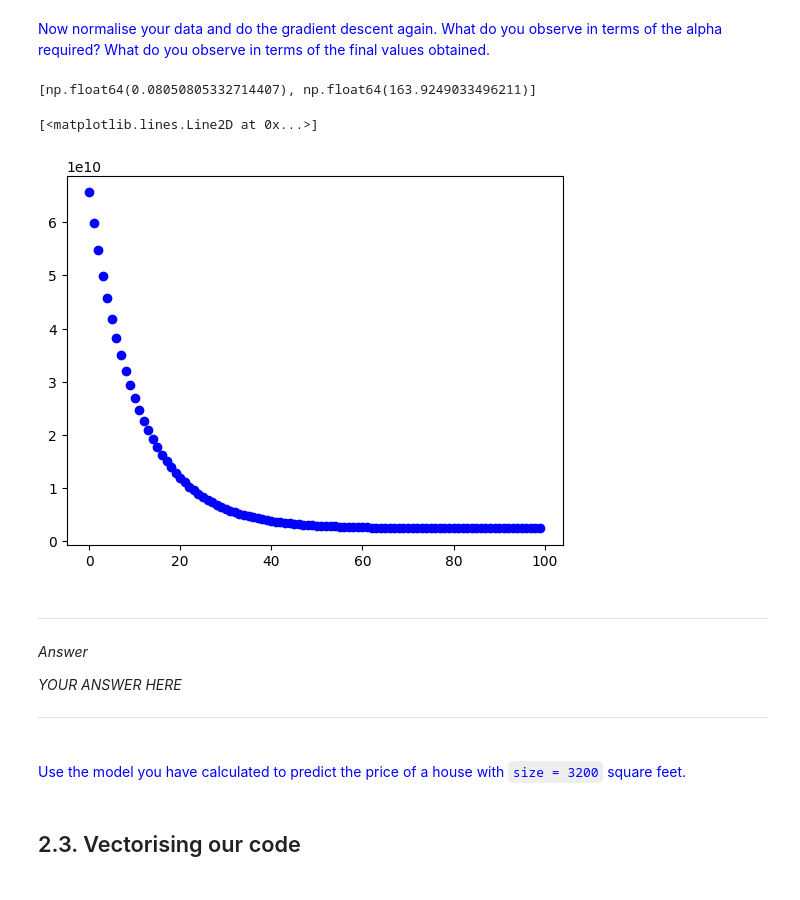
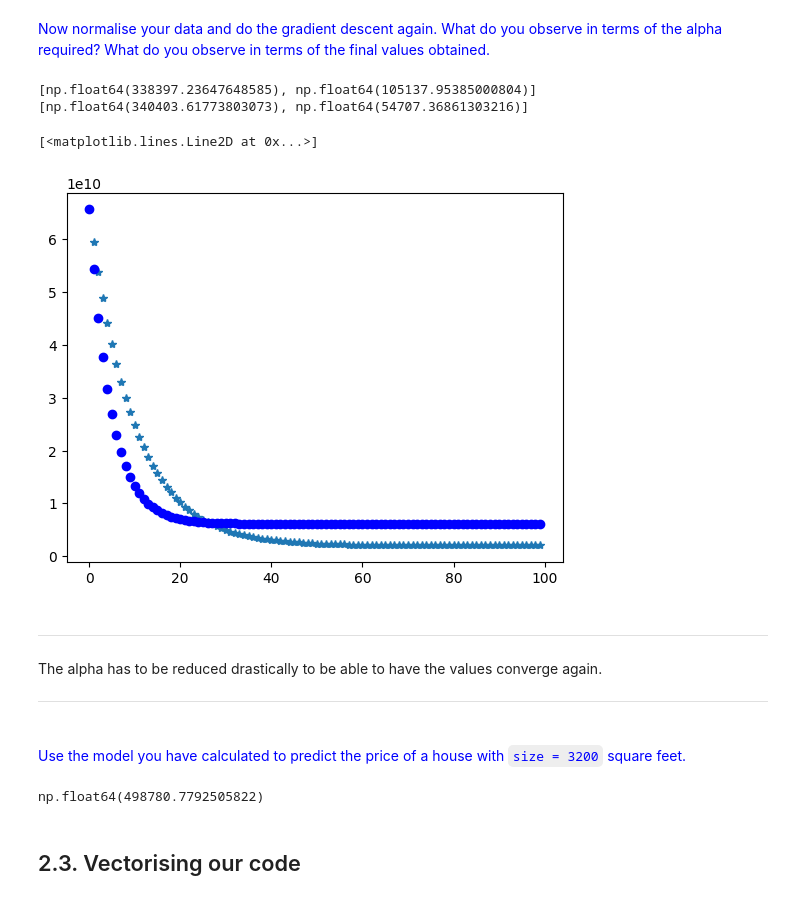
Before and after one commit to davidmirob/ML1, a Jupyter notebook: Session 2 - Multiple and Polynomial regression/P2_Multiple_and_Polynomial_Regression.ipynb, the cells around one changed output. Drawn from its saved outputs; the diff is of its cells as text; code cells hidden in the pictures.

```diff
--- a/Session 2 - Multiple and Polynomial regression/P2_Multiple_and_Polynomial_Regression.ipynb
+++ b/Session 2 - Multiple and Polynomial regression/P2_Multiple_and_Polynomial_Regression.ipynb
@@ -199,48 +199,49 @@ plt.plot(np.arange(len(J)), J, 'bo')
 # %%
 size_normal = (size - size.mean() )/ size.std()
 rooms_normal = (rooms - rooms.mean())/ rooms.std()
-price_normal = (price - price.mean())/price.std()
+
 def GradientDescent(x, y, max_iterations=100, alpha=1):
     m = len(x) # number of samples
     J = np.zeros(max_iterations)
 
     #initialize the parameters to zero (or any other random value)
     w0 = 0
     w1 = 0
 
     for it in range(max_iterations): #lets take a max of max_iteration steps updating the parameters
         s0 = 0 # We will use this to calculate the sum inside the cost function
         s1 = 0
         for i in range(m): #Go over the points and calculate the sum
             h = w0 + w1 * x[i]
             s0 = s0 + (h - y[i])
             s1 = s1 + (h - y[i])* x[i]
             J[it] = J[it]+(h - y[i])**2
         Grad0 = s0 / m
         Grad1 = s1 / m
         J[it] /= 2*m
 
         w0 = w0 - alpha * Grad0
         w1 = w1 - alpha * Grad1
 
     return [w0, w1], J
 
-w, J = GradientDescent(size, price, alpha=0.00000001)
-
-print(w)
-plt.plot(np.arange(len(J)), J, 'bo')
+w, J = GradientDescent(size_normal, price, alpha=0.05)
+W1, J1 = GradientDescent(rooms_normal, price, alpha=0.1)
+print(w, W1)
+#Gradient descent for the size of the house --> *
+#Gradient descent for the number of rooms in the house  --> o
+plt.plot(np.arange(len(J)), J, '*')
+plt.plot(np.arange(len(J1)), J1, 'bo')
 # %% [output]
-[np.float64(0.08050805332714407), np.float64(163.9249033496211)]
+[np.float64(338397.23647648585), np.float64(105137.95385000804)] [np.float64(340403.61773803073), np.float64(54707.36861303216)]
 [<matplotlib.lines.Line2D at 0x...>]
-[figure, old version]
+[figure, new version]
-# %% [markdown]
----
-
-*Answer*
-
-*YOUR ANSWER HERE*
-
----
+# %% [markdown]
+---
+
+The alpha has to be reduced drastically to be able to have the values converge again.
+
+---
 # %% [markdown]
 <br>
 
@@ -250,3 +249,9 @@ plt.plot(np.arange(len(J)), J, 'bo')
+# %%
+value = 3200
+Y = 338397.23647648585 + 105137.95385000804 * ((value- size.mean() )/ size.std())
+Y
+# %% [output]
+np.float64(498780.7792505822)
 # %% [markdown]
 ## 2.3. Vectorising our code
 # %% [markdown]
```
Also changed, not shown: parts of 3 cells of this notebook.
